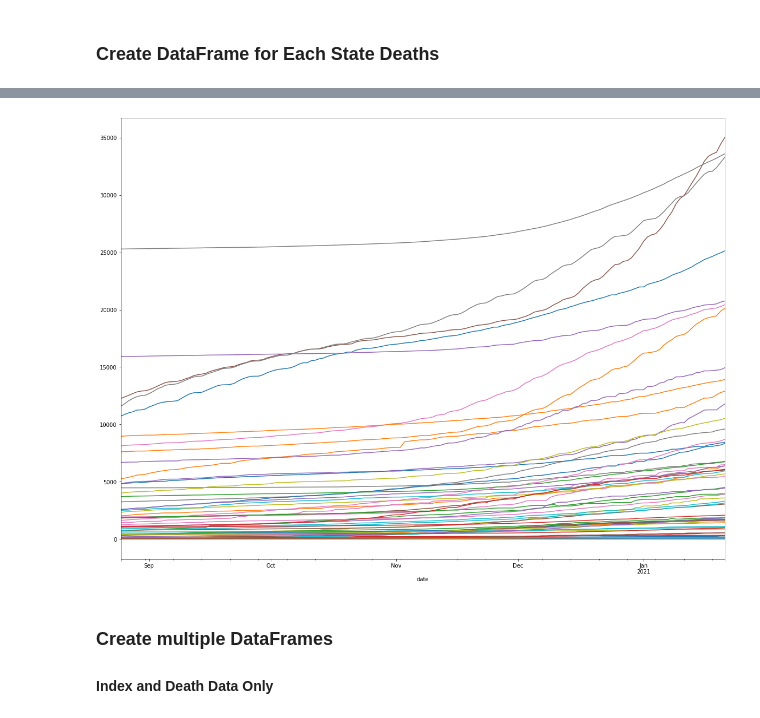
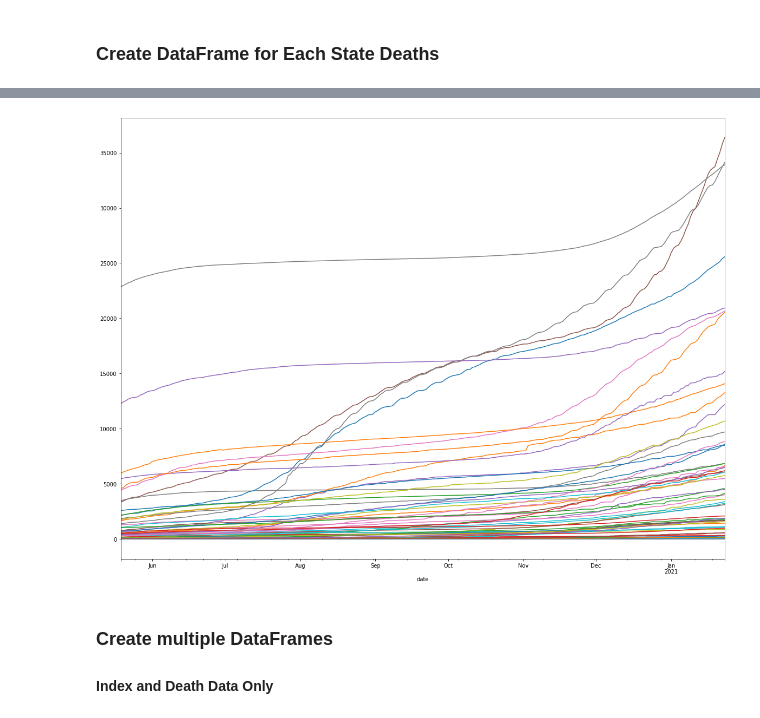
Before and after one commit to JosephDenney/Covid_Analysis, a Jupyter notebook: EDA_Notebook.ipynb, the cells around one changed output, grey strips where cells are left out. Drawn from its saved outputs; the diff is of its cells as text; code cells hidden in the pictures.

```diff
--- a/EDA_Notebook.ipynb
+++ b/EDA_Notebook.ipynb
@@ -180,13 +184,13 @@ df_states[df_states['state']=='AK']
 # %%
 df_states_new = pd.date_range(df_states.index.min(),periods=len(df_states.index),freq='D')
 
 for state in state_postal:
     df_individual = df_states[df_states['state']==state].death
-    df_individual.iloc[:150].plot(figsize=(20,15));
+    df_individual.iloc[:250].plot(figsize=(20,15));
 
 # print(df_individual)
 # %% [output]
-[figure, old version]
+[figure, new version]
 # %% [markdown]
 ### Create multiple DataFrames
 #### Index and Death Data Only
```
Also changed, not shown: parts of 91 cells of this notebook, 1 other file.
